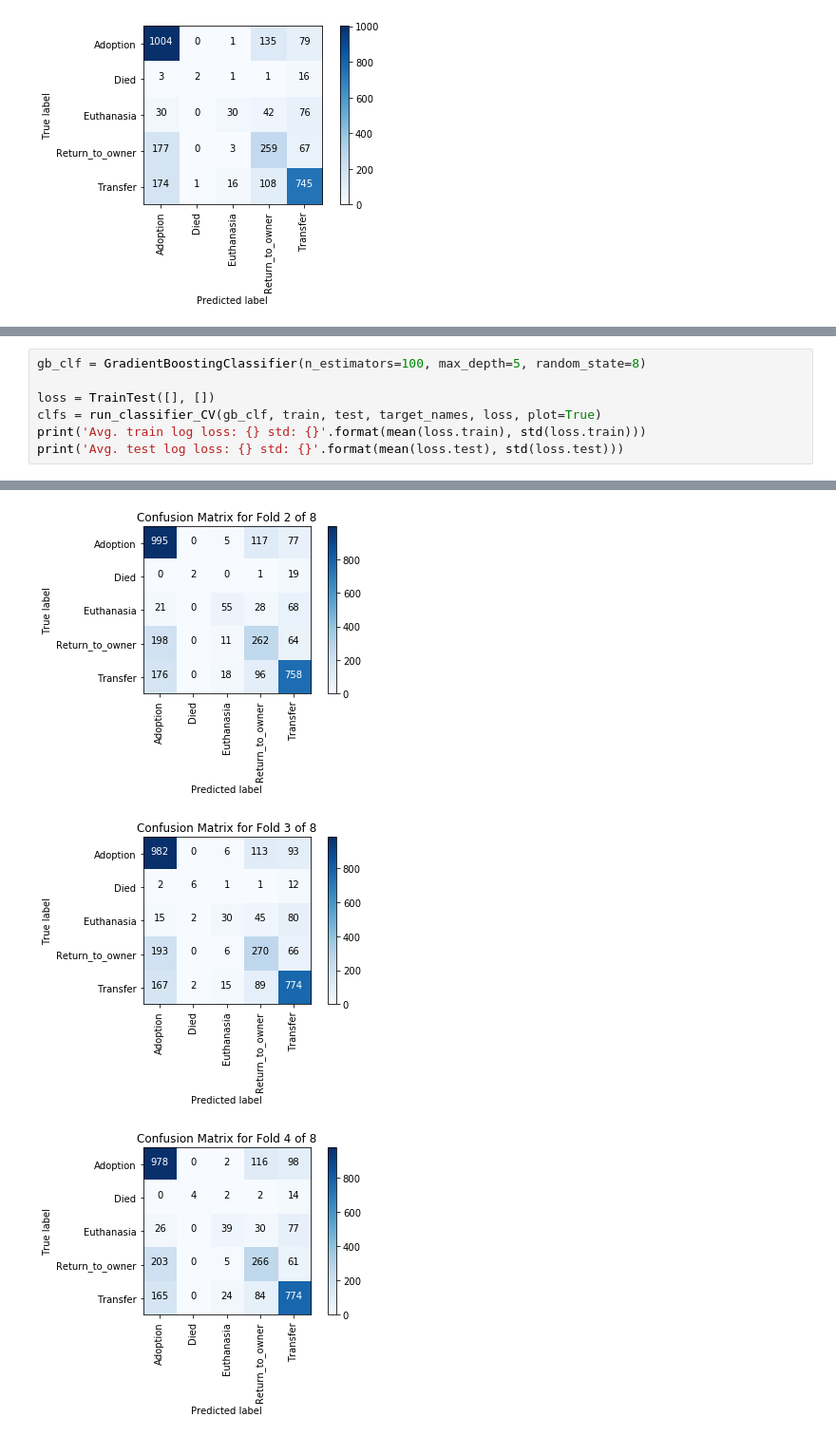
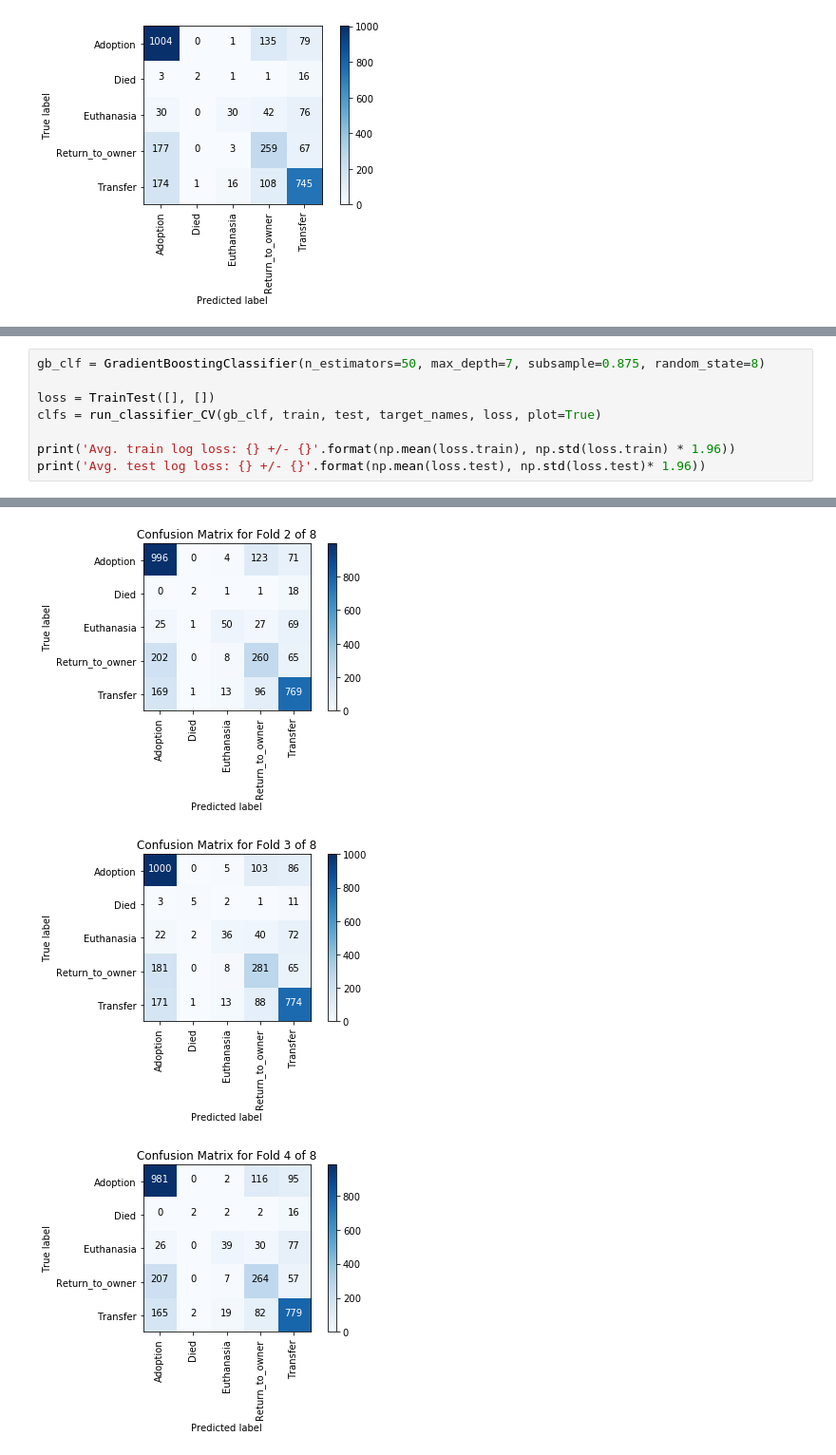
Before and after one commit to mspinelli/animal_shelter, a Jupyter notebook: Classify.ipynb, the cells around one changed output, grey strips where cells are left out. Shown: that part at 95% size. Drawn from its saved outputs; the diff is of its cells as text.

```diff
--- a/Classify.ipynb
+++ b/Classify.ipynb
@@ -573,9 +626,10 @@ Fitting 8 folds for each of 12 candidates, totalling 96 fits
 # %%
-gb_clf = GradientBoostingClassifier(n_estimators=100, max_depth=5, random_state=8)
+gb_clf = GradientBoostingClassifier(n_estimators=50, max_depth=7, subsample=0.875, random_state=8)
 
 loss = TrainTest([], [])
 clfs = run_classifier_CV(gb_clf, train, test, target_names, loss, plot=True)
-print('Avg. train log loss: {} std: {}'.format(mean(loss.train), std(loss.train)))
-print('Avg. test log loss: {} std: {}'.format(mean(loss.test), std(loss.test)))
+
+print('Avg. train log loss: {} +/- {}'.format(np.mean(loss.train), np.std(loss.train) * 1.96))
+print('Avg. test log loss: {} +/- {}'.format(np.mean(loss.test), np.std(loss.test)* 1.96))
 # %% [output]
 Fold 1 of 8
@@ -598,6 +652,6 @@ Avg. test log loss: 0.757922126778 std: 0.0137742995048
 [figure]
 [figure]
-[figure, old version]
+[figure, new version]
 [figure]
 [figure]
 [figure]
```
Also changed, not shown: parts of 7 cells of this notebook.
